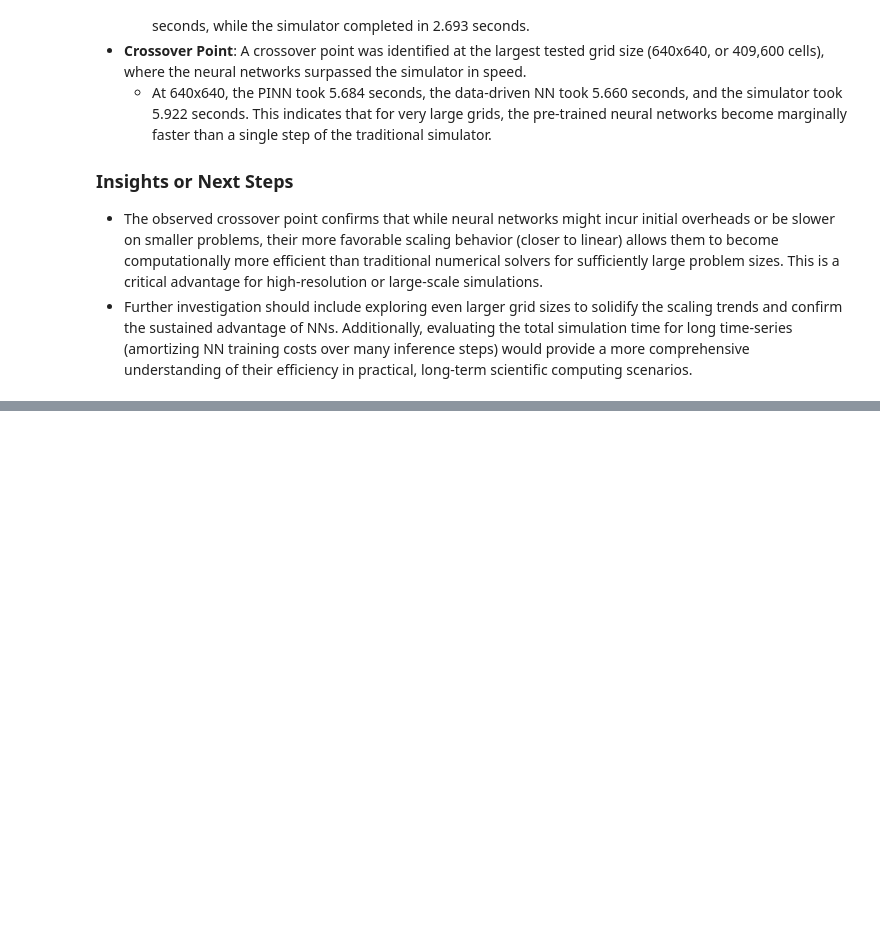
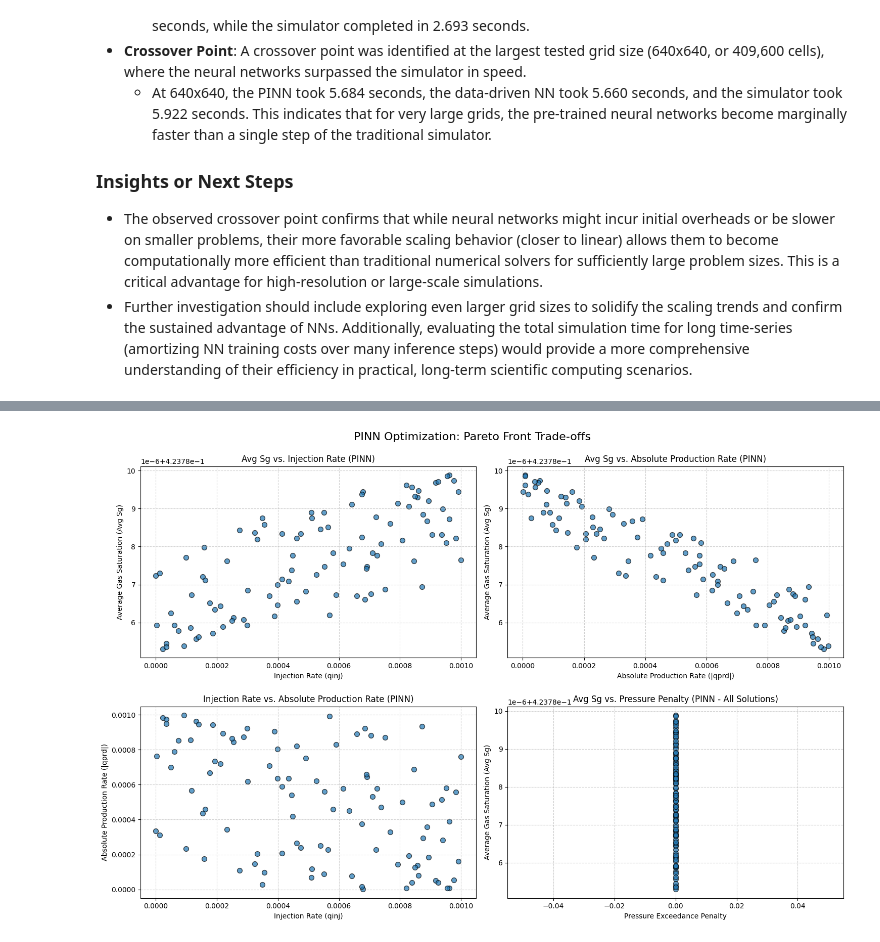
Before and after one commit to omar-mig/Optimisation, a Jupyter notebook: Untitled8.ipynb, the cells around one changed output, grey strips where cells are left out. Cells and saved outputs as stored; diff of their text form; code cells hidden in the pictures; blank space fills up the shorter version.

```diff
--- a/Untitled8.ipynb
+++ b/Untitled8.ipynb
@@ -5007,0 +6175,81 @@ Yes, a crossover point where neural networks (both PINN and Data-Driven NN) beca
+# %%
+import matplotlib.pyplot as plt
+import pandas as pd
+import numpy as np
+
+# Extract non-dominated solutions (Pareto front) for PINN
+# pinn_res.F contains the objective values for the final population
+# pinn_res.X contains the design variables (qinj, qprd) for the final population
+
+if pinn_res.X is not None and pinn_res.F is not None:
+    X_pareto_pinn = pinn_res.X  # Design variables of the Pareto front
+    F_pareto_pinn = pinn_res.F  # Objective values of the Pareto front
+    print(f"Found {len(X_pareto_pinn)} non-dominated solutions for PINN.")
+
+    # Convert objectives back to intuitive meanings
+    avg_Sg_pinn = -F_pareto_pinn[:, 0]  # Maximize avg Sg
+    qinj_opt_pinn = F_pareto_pinn[:, 1]  # Minimize qinj
+    qprd_opt_abs_pinn = -F_pareto_pinn[:, 2] # Minimize qprd (which is negative) means maximize |qprd| or actual withdrawal
+    P_penalty_pinn = F_pareto_pinn[:, 3] # Minimize P_penalty
+
+    # Create a DataFrame for easier analysis
+    pareto_df_pinn = pd.DataFrame({
+        'qinj': qinj_opt_pinn,
+        'qprd_abs': qprd_opt_abs_pinn,
+        'avg_Sg': avg_Sg_pinn,
+        'P_penalty': P_penalty_pinn
+    })
+
+    # Filter out solutions with high pressure penalty (these are generally undesirable)
+    # Using the same acceptable_P_penalty_threshold as for the data-driven NN
+    acceptable_P_penalty_threshold = 1e-6 # Defined globally in previous steps
+    feasible_pareto_df_pinn = pareto_df_pinn[pareto_df_pinn['P_penalty'] < acceptable_P_penalty_threshold]
+
+    print("\nSummary of Feasible Pareto Front Solutions for PINN:")
+    print(feasible_pareto_df_pinn.describe())
+
+    # --- Visualization ---
+    # Plotting trade-offs for PINN solutions
+
+    plt.figure(figsize=(15, 10))
+    plt.suptitle('PINN Optimization: Pareto Front Trade-offs', fontsize=16)
+
+    # Plot 1: Trade-off between Avg Sg and Injection Rate
+    plt.subplot(2, 2, 1)
+    plt.scatter(feasible_pareto_df_pinn['qinj'], feasible_pareto_df_pinn['avg_Sg'], s=50, edgecolors='k', alpha=0.7)
+    plt.xlabel('Injection Rate (qinj)')
+    plt.ylabel('Average Gas Saturation (Avg Sg)')
+    plt.title('Avg Sg vs. Injection Rate (PINN)')
+    plt.grid(True, linestyle='--', alpha=0.6)
+
+    # Plot 2: Trade-off between Avg Sg and Absolute Production Rate
+    plt.subplot(2, 2, 2)
+    plt.scatter(feasible_pareto_df_pinn['qprd_abs'], feasible_pareto_df_pinn['avg_Sg'], s=50, edgecolors='k', alpha=0.7)
+    plt.xlabel('Absolute Production Rate (|qprd|)')
+    plt.ylabel('Average Gas Saturation (Avg Sg)')
+    plt.title('Avg Sg vs. Absolute Production Rate (PINN)')
+    plt.grid(True, linestyle='--', alpha=0.6)
+
+    # Plot 3: Trade-off between Injection Rate and Absolute Production Rate
+    plt.subplot(2, 2, 3)
+    plt.scatter(feasible_pareto_df_pinn['qinj'], feasible_pareto_df_pinn['qprd_abs'], s=50, edgecolors='k', alpha=0.7)
+    plt.xlabel('Injection Rate (qinj)')
+    plt.ylabel('Absolute Production Rate (|qprd|)')
+    plt.title('Injection Rate vs. Absolute Production Rate (PINN)')
+    plt.grid(True, linestyle='--', alpha=0.6)
+
+    # Plot 4: Avg Sg vs. Pressure Penalty (to ensure filtering works for PINN)
+    plt.subplot(2, 2, 4)
+    plt.scatter(pareto_df_pinn['P_penalty'], pareto_df_pinn['avg_Sg'], s=50, edgecolors='k', alpha=0.7)
+    plt.xlabel('Pressure Exceedance Penalty')
+    plt.ylabel('Average Gas Saturation (Avg Sg)')
+    plt.title('Avg Sg vs. Pressure Penalty (PINN - All Solutions)')
+    plt.grid(True, linestyle='--', alpha=0.6)
+    plt.yscale('linear') # Ensure scale is not log if values are small
+
+    plt.tight_layout()
+    plt.show()
+
+else:
+    print("No solutions found for PINN optimization or result is empty.")
+# %% [output]
@@ -5007,0 +6268 @@ Yes, a crossover point where neural networks (both PINN and Data-Driven NN) beca
+[figure, added]
```
Also changed, not shown: parts of 74 cells of this notebook.
